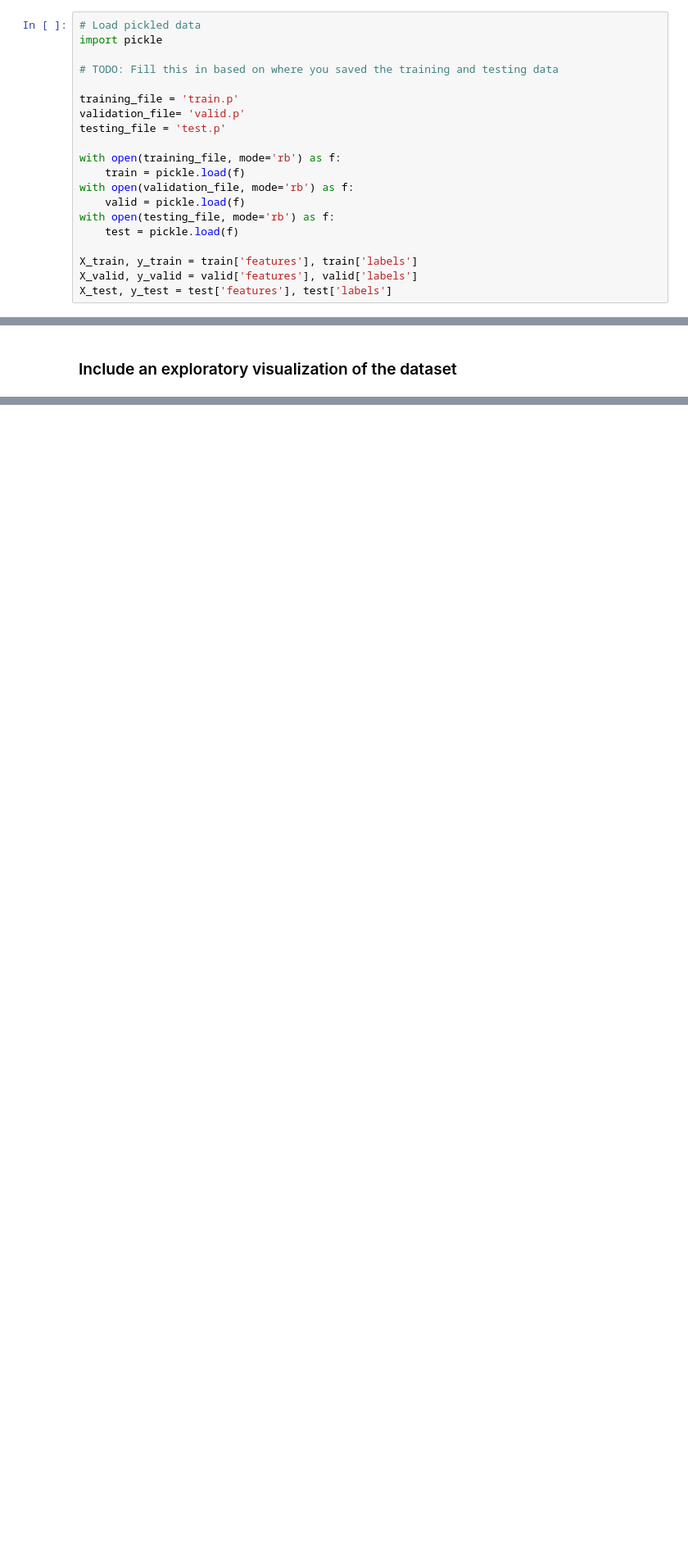
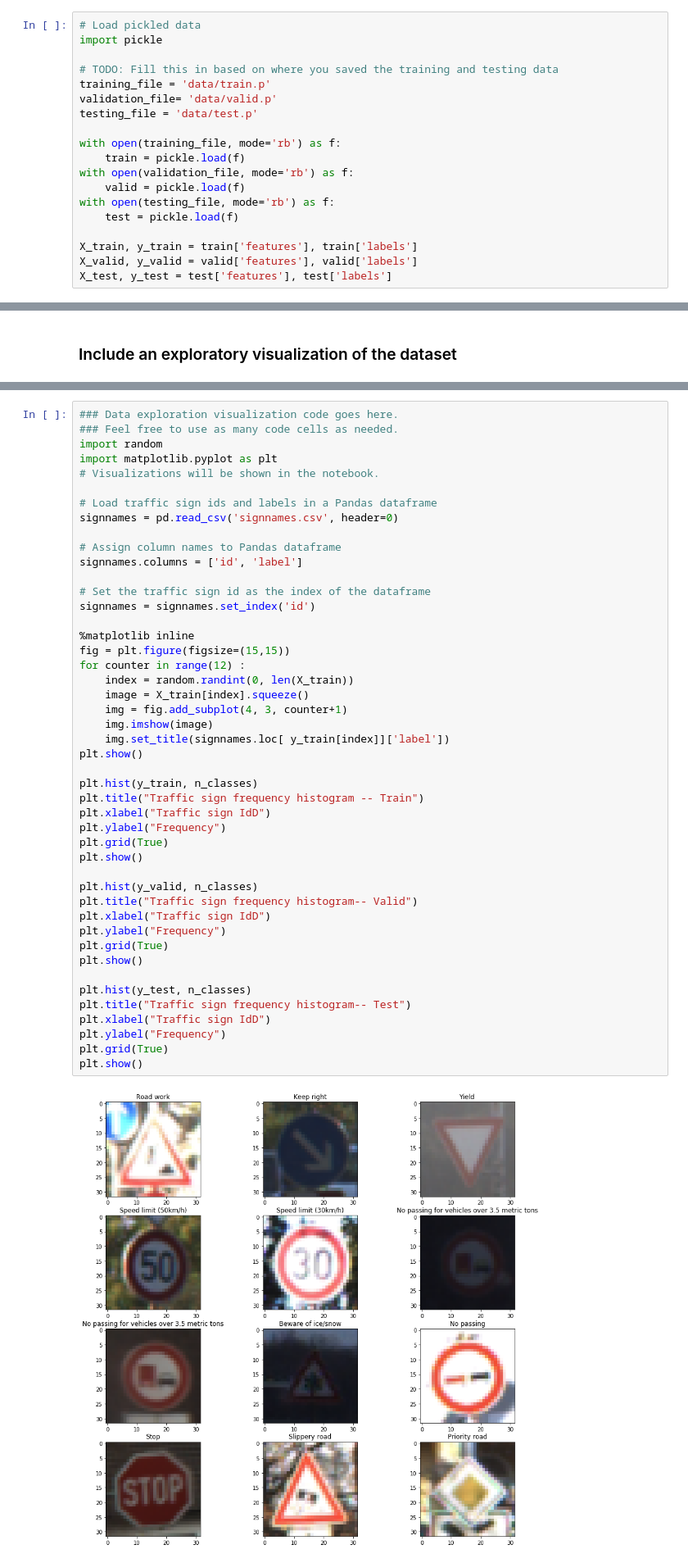
Before and after one commit to WfHit/Udacity_CarND, a Jupyter notebook: Term1/CarND-Traffic-Sign-Classifier-Project/Traffic_Sign_Classifier.ipynb, the cells around one changed output, grey strips where cells are left out. Shown: that part at 82% size. Saved outputs shown, nothing was run; the diff lists cells and outputs as text; blank space fills up the shorter version.

```diff
--- a/Term1/CarND-Traffic-Sign-Classifier-Project/Traffic_Sign_Classifier.ipynb
+++ b/Term1/CarND-Traffic-Sign-Classifier-Project/Traffic_Sign_Classifier.ipynb
@@ -24,10 +24,9 @@ The [rubric](https://review.udacity.com/#!/rubrics/481/view) contains "Stand Out
 import pickle
 
 # TODO: Fill this in based on where you saved the training and testing data
-
-training_file = 'train.p'
-validation_file= 'valid.p'
-testing_file = 'test.p'
+training_file = 'data/train.p'
+validation_file= 'data/valid.p'
+testing_file = 'data/test.p'
 
 with open(training_file, mode='rb') as f:
     train = pickle.load(f)
@@ -113,0 +98,48 @@ print(y_train[index])
+# %%
+### Data exploration visualization code goes here.
+### Feel free to use as many code cells as needed.
+import random
+import matplotlib.pyplot as plt
+# Visualizations will be shown in the notebook.
+
+# Load traffic sign ids and labels in a Pandas dataframe
+signnames = pd.read_csv('signnames.csv', header=0)
+
+# Assign column names to Pandas dataframe
+signnames.columns = ['id', 'label']
+
+# Set the traffic sign id as the index of the dataframe
+signnames = signnames.set_index('id')
+
+%matplotlib inline
+fig = plt.figure(figsize=(15,15))
+for counter in range(12) :
+    index = random.randint(0, len(X_train))
+    image = X_train[index].squeeze()
+    img = fig.add_subplot(4, 3, counter+1)
+    img.imshow(image)
+    img.set_title(signnames.loc[ y_train[index]]['label'])
+plt.show()
+
+plt.hist(y_train, n_classes)
+plt.title("Traffic sign frequency histogram -- Train")
+plt.xlabel("Traffic sign IdD")
+plt.ylabel("Frequency")
+plt.grid(True)
+plt.show()
+
+plt.hist(y_valid, n_classes)
+plt.title("Traffic sign frequency histogram-- Valid")
+plt.xlabel("Traffic sign IdD")
+plt.ylabel("Frequency")
+plt.grid(True)
+plt.show()
+
+plt.hist(y_test, n_classes)
+plt.title("Traffic sign frequency histogram-- Test")
+plt.xlabel("Traffic sign IdD")
+plt.ylabel("Frequency")
+plt.grid(True)
+plt.show()
+# %% [output]
+[figure, added]
```
Also changed, not shown: parts of 12 cells of this notebook, 2 other files.
